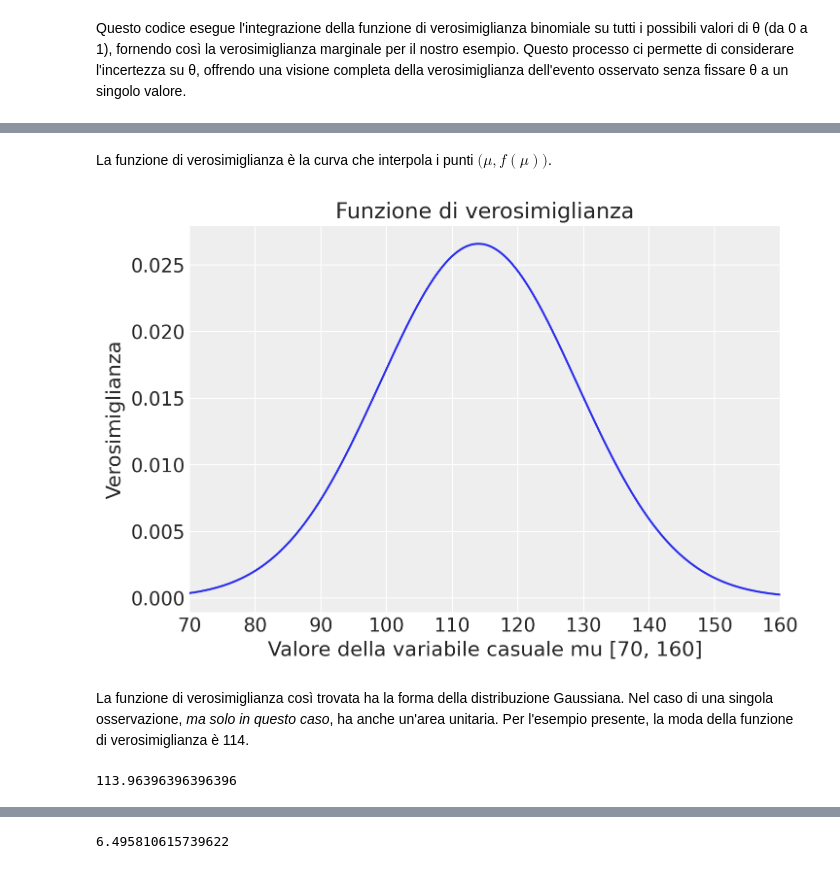
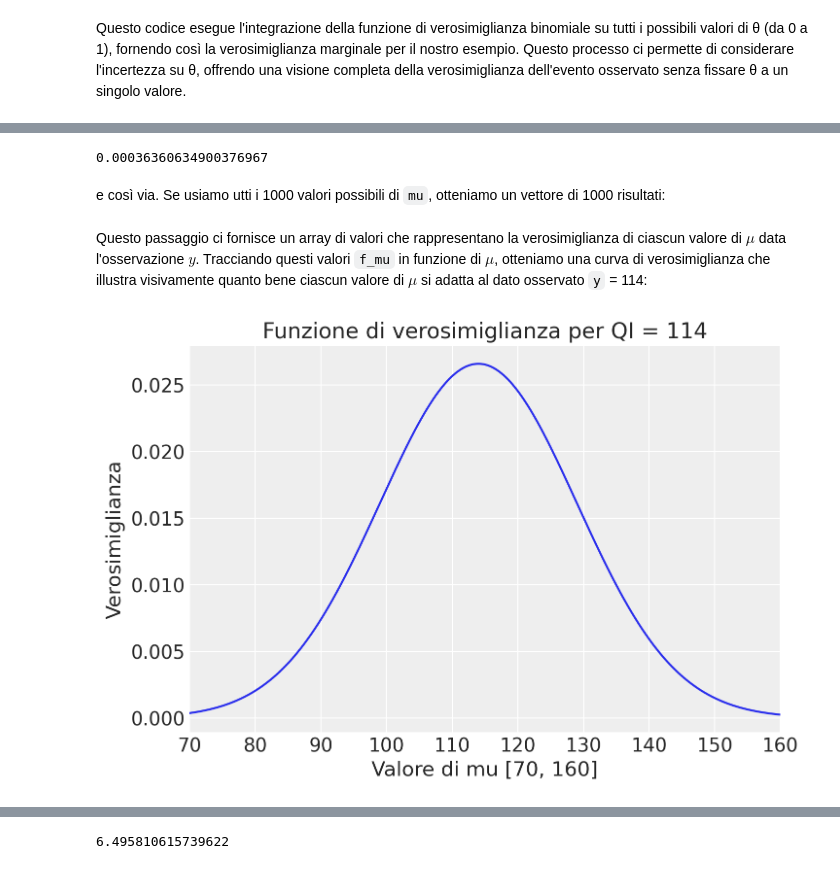
Before and after one commit to ccaudek/ds4p, a Jupyter notebook: _build/jupyter_execute/chapter_3/09_likelihood.ipynb, the cells around one changed output, grey strips where cells are left out. Saved outputs shown, nothing was run; the diff lists cells and outputs as text; code cells hidden in the pictures.

```diff
--- a/_build/jupyter_execute/chapter_3/09_likelihood.ipynb
+++ b/_build/jupyter_execute/chapter_3/09_likelihood.ipynb
@@ -362,20 +305,20 @@ Applicando la funzione `norm.pdf()` 1000 volte, una volta per ciascuno dei valor
+# %%
+stats.norm.pdf(y, loc=70.05, scale=15)
+# %% [output]
+0.00036360634900376967
+# %% [markdown]
+e così via. Se usiamo utti i 1000 valori possibili di `mu`, otteniamo un vettore di 1000 risultati:
 # %%
 f_mu = stats.norm.pdf(y, loc=mu, scale=15)
-# %% [markdown]
-La funzione di verosimiglianza è la curva che interpola i punti $\big(\mu, f(\mu)\big)$.
+# %% [markdown]
+Questo passaggio ci fornisce un array di valori che rappresentano la verosimiglianza di ciascun valore di $\mu$ data l'osservazione $y$. Tracciando questi valori `f_mu` in funzione di $\mu$, otteniamo una curva di verosimiglianza che illustra visivamente quanto bene ciascun valore di $\mu$ si adatta al dato osservato `y` = 114:
 # %%
 plt.figure()
 plt.plot(mu, f_mu, "-")
-plt.title("Funzione di verosimiglianza")
-plt.xlabel("Valore della variabile casuale mu [70, 160]")
+plt.title("Funzione di verosimiglianza per QI = 114")
+plt.xlabel("Valore di mu [70, 160]")
 plt.ylabel("Verosimiglianza")
-plt.xlim([70, 160]);
+plt.xlim([70, 160])
+plt.show()
 # %% [output]
-[figure, old version]
+[figure, new version]
-# %% [markdown]
-La funzione di verosimiglianza così trovata ha la forma della distribuzione Gaussiana. Nel caso di una singola osservazione, *ma solo in questo caso*, ha anche un'area unitaria. Per l'esempio presente, la moda della funzione di verosimiglianza è 114.
-# %%
-l = stats.norm.pdf(y, loc=mu, scale=15)
-mu[l.argmax()]
-# %% [output]
-113.96396396396396
```
Also changed, not shown: parts of 31 cells of this notebook, 5 other files.
